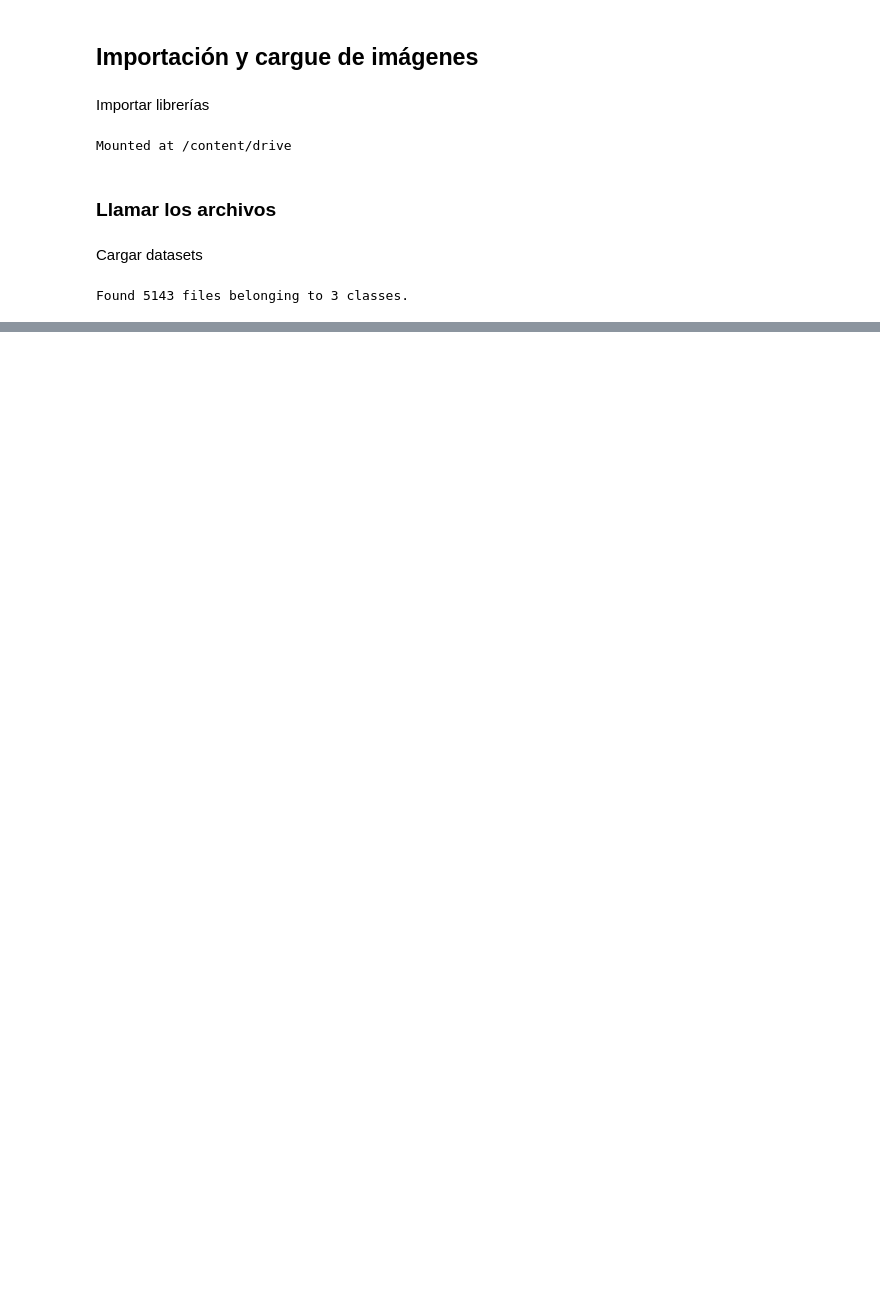
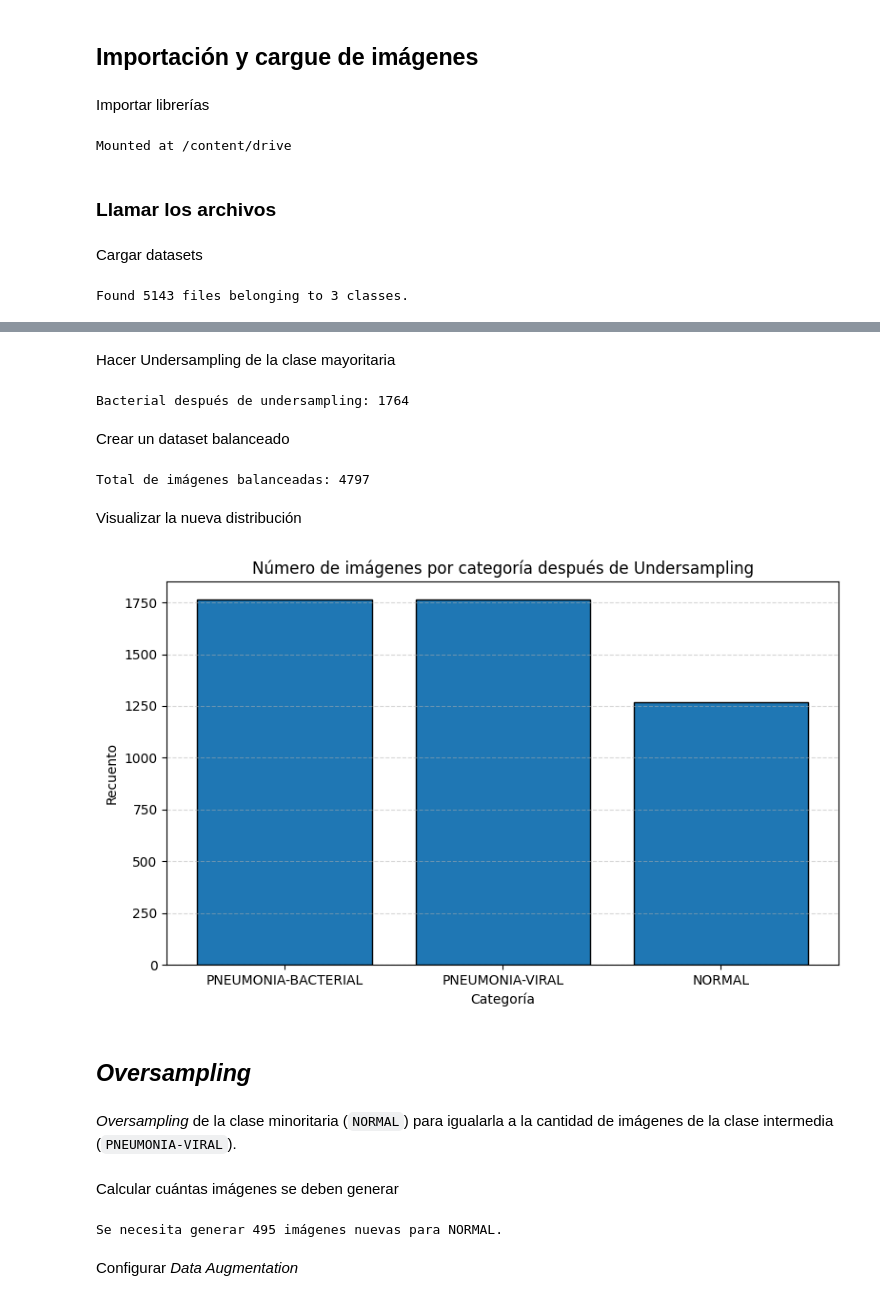
Before and after one commit to quirogaez/capstone, a Jupyter notebook: notebooks/03_EDA.ipynb, the cells around one changed output, grey strips where cells are left out. Drawn from its saved outputs; the diff is of its cells as text; code cells hidden in the pictures; blank space fills up the shorter version.

```diff
--- a/notebooks/03_EDA.ipynb
+++ b/notebooks/03_EDA.ipynb
@@ -75,0 +85,78 @@ PNEUMONIA-VIRAL: 1764 imágenes
+# %% [markdown]
+Hacer Undersampling de la clase mayoritaria
+# %%
+# Establecer el tamaño objetivo
+target_size = len(viral_imgs)
+
+# Hacer undersampling aleatorio
+bacterial_imgs_sampled = random.sample(bacterial_imgs, target_size)
+
+# Confirmar
+print(f'Bacterial después de undersampling: {len(bacterial_imgs_sampled)}')
+# %% [output]
+Bacterial después de undersampling: 1764
+# %% [markdown]
+Crear un dataset balanceado
+# %%
+# Crear lista total de imágenes balanceadas
+balanced_image_paths = bacterial_imgs_sampled + viral_imgs + normal_imgs
+
+# Mezclar aleatoriamente
+random.shuffle(balanced_image_paths)
+
+print(f'Total de imágenes balanceadas: {len(balanced_image_paths)}')
+# %% [output]
+Total de imágenes balanceadas: 4797
+# %% [markdown]
+Visualizar la nueva distribución
+# %%
+# Crear etiquetas a partir de las rutas
+labels = []
+for path in balanced_image_paths:
+    if 'PNEUMONIA-BACTERIAL' in path:
+        labels.append('PNEUMONIA-BACTERIAL')
+    elif 'PNEUMONIA-VIRAL' in path:
+        labels.append('PNEUMONIA-VIRAL')
+    else:
+        labels.append('NORMAL')
+
+# Contar las categorías
+label_counts = Counter(labels)
+
+# Convertir a DataFrame
+counts_df_plot = pd.DataFrame({
+    'Categoría': list(label_counts.keys()),
+    'Recuento': list(label_counts.values())
+})
+
+# Visualización
+plt.figure(figsize = (8, 5))
+plt.bar(
+    counts_df_plot['Categoría'],
+    counts_df_plot['Recuento'],
+    edgecolor = 'black'
+)
+plt.title("Número de imágenes por categoría después de Undersampling")
+plt.xlabel("Categoría")
+plt.ylabel("Recuento")
+plt.grid(axis = 'y', linestyle = '--', alpha = 0.5)
+plt.tight_layout()
+plt.show()
+# %% [output]
+[figure, added]
+# %% [markdown]
+## *Oversampling*
+# %% [markdown]
+*Oversampling* de la clase minoritaria (`NORMAL`) para igualarla a la cantidad de imágenes de la clase intermedia (`PNEUMONIA-VIRAL`).
+# %% [markdown]
+Calcular cuántas imágenes se deben generar
+# %%
+target_size = len(viral_imgs)
+current_size = len(normal_imgs)
+images_to_generate = target_size - current_size
+
+print(f"Se necesita generar {images_to_generate} imágenes nuevas para NORMAL.")
+# %% [output]
+Se necesita generar 495 imágenes nuevas para NORMAL.
+# %% [markdown]
+Configurar *Data Augmentation*
```
Also changed, not shown: parts of 17 cells of this notebook.
